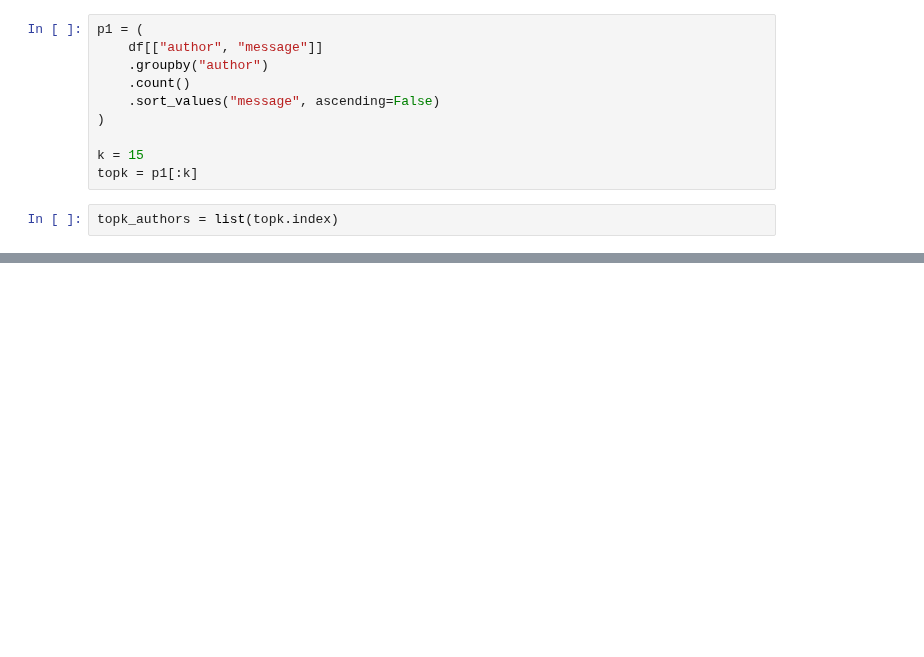
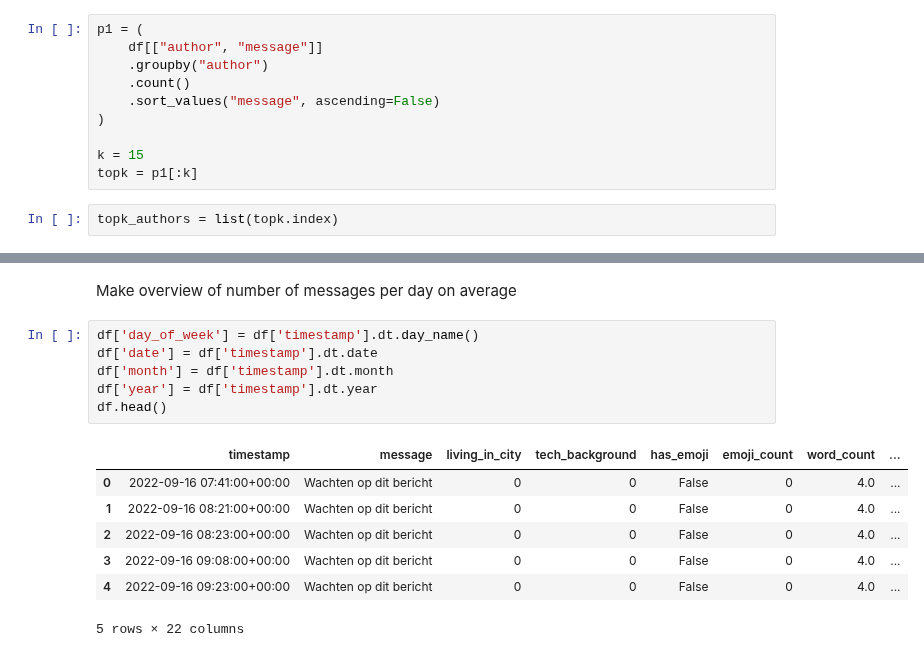
Before and after one commit to bashoogeventerink-max/DAV, a Jupyter notebook: notebooks/02-categories.ipynb, the cells around one changed output, grey strips where cells are left out. Cells and saved outputs as stored; diff of their text form; blank space fills up the shorter version.

```diff
--- a/notebooks/02-categories.ipynb
+++ b/notebooks/02-categories.ipynb
@@ -86,0 +100,16 @@ Text(0.5, 1.0, 'Sending the most messages...')
+# %% [markdown]
+Make overview of number of messages per day on average
+# %%
+df['day_of_week'] = df['timestamp'].dt.day_name()
+df['date'] = df['timestamp'].dt.date
+df['month'] = df['timestamp'].dt.month
+df['year'] = df['timestamp'].dt.year
+df.head()
+# %% [output]
+|  | timestamp | message | living_in_city | tech_background | has_emoji | emoji_count | word_count | ... |
+| 0 | 2022-09-16 07:41:00+00:00 | Wachten op dit bericht | 0 | 0 | False | 0 | 4.0 | ... |
+| 1 | 2022-09-16 08:21:00+00:00 | Wachten op dit bericht | 0 | 0 | False | 0 | 4.0 | ... |
+| 2 | 2022-09-16 08:23:00+00:00 | Wachten op dit bericht | 0 | 0 | False | 0 | 4.0 | ... |
+| 3 | 2022-09-16 09:08:00+00:00 | Wachten op dit bericht | 0 | 0 | False | 0 | 4.0 | ... |
+| 4 | 2022-09-16 09:23:00+00:00 | Wachten op dit bericht | 0 | 0 | False | 0 | 4.0 | ... |
+5 rows × 22 columns
```
Also changed, not shown: parts of 12 cells of this notebook.
